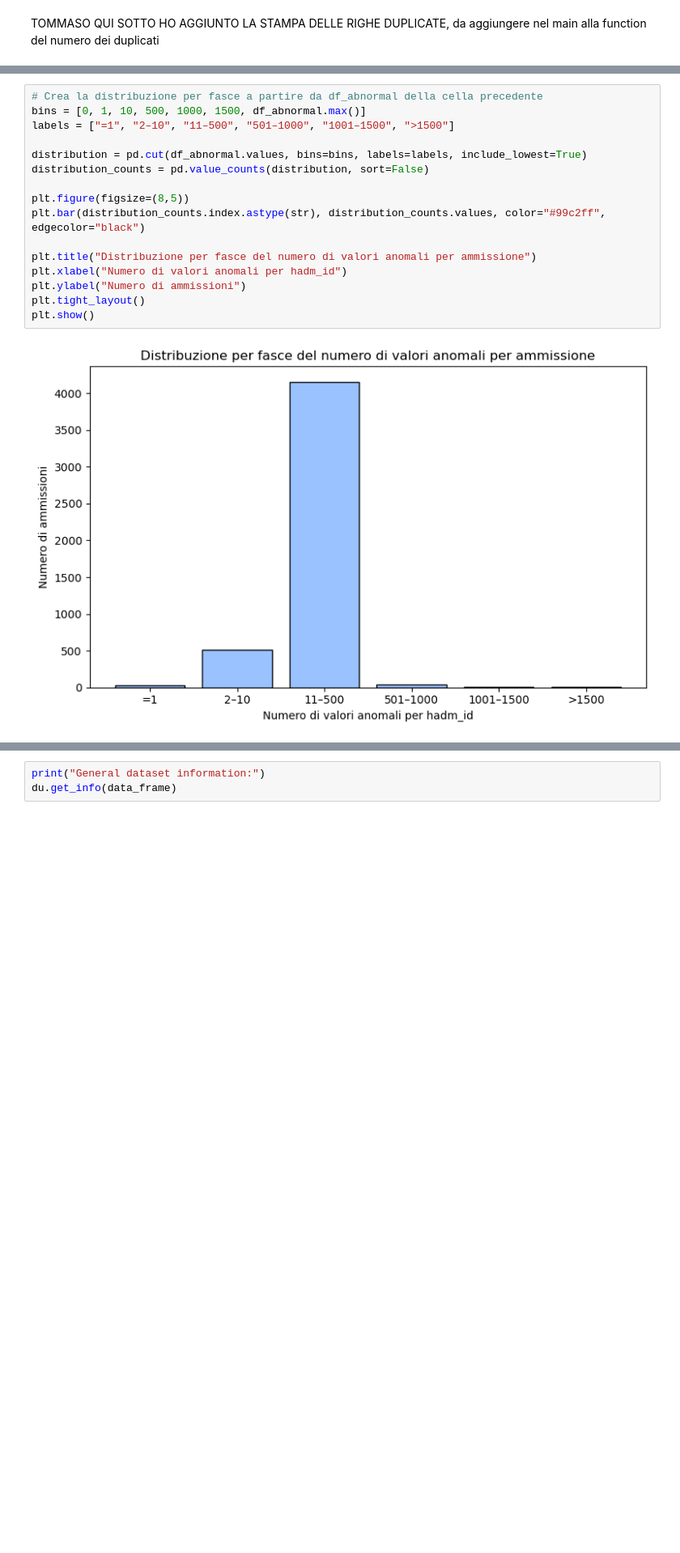
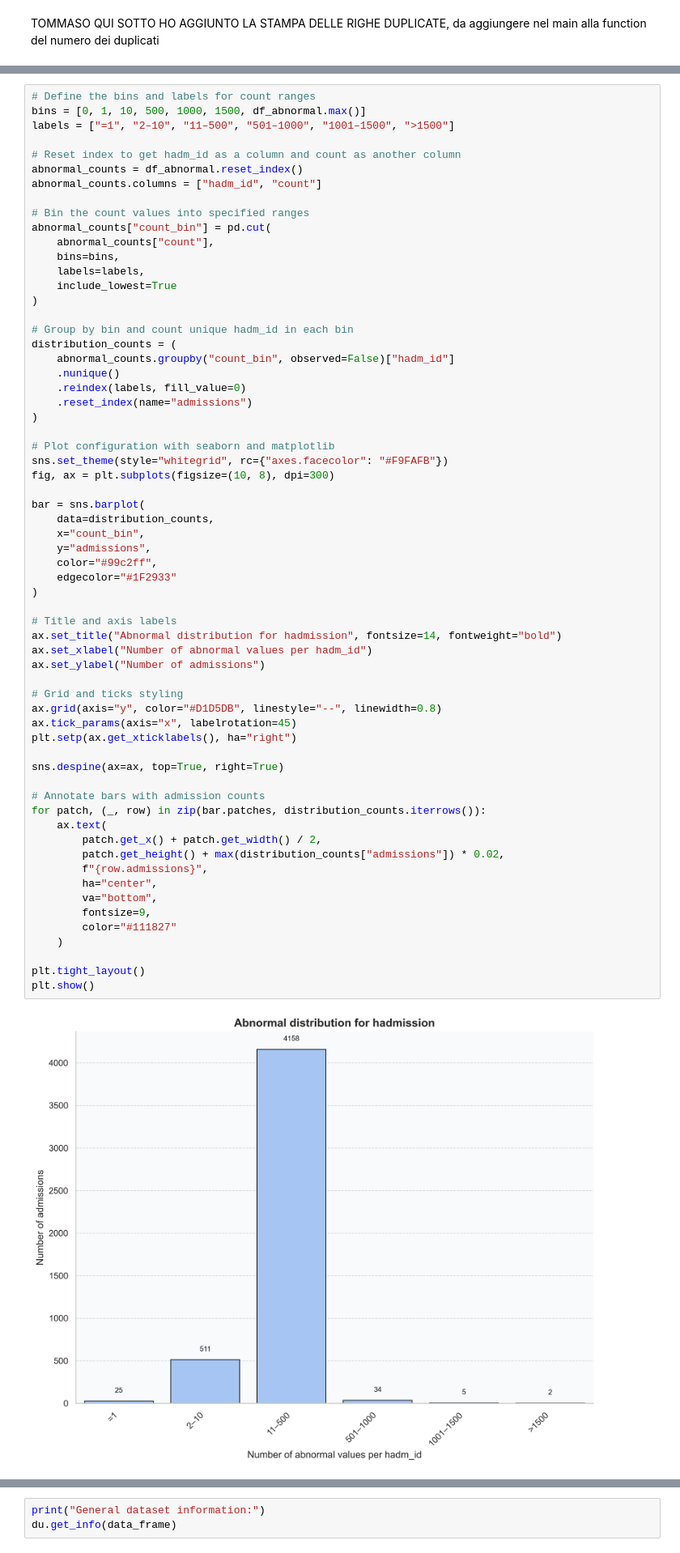
Before and after one commit to TommyTokk/DA4DH, a Jupyter notebook: notebooks/DataUnderstanding/data_understanding_2.ipynb, the cells around one changed output, grey strips where cells are left out. Shown at 81% size. Cells and saved outputs as stored; diff of their text form; blank space fills up the shorter version.

```diff
--- a/notebooks/DataUnderstanding/data_understanding_2.ipynb
+++ b/notebooks/DataUnderstanding/data_understanding_2.ipynb
@@ -287,23 +307,70 @@ Distribuzione per fasce del numero di valori anomali per ammissione:
 >1500           2
 Name: count, dtype: int64
 # %%
-# Crea la distribuzione per fasce a partire da df_abnormal della cella precedente
+# Define the bins and labels for count ranges
 bins = [0, 1, 10, 500, 1000, 1500, df_abnormal.max()]
 labels = ["=1", "2–10", "11–500", "501–1000", "1001–1500", ">1500"]
 
-distribution = pd.cut(df_abnormal.values, bins=bins, labels=labels, include_lowest=True)
-distribution_counts = pd.value_counts(distribution, sort=False)
+# Reset index to get hadm_id as a column and count as another column
+abnormal_counts = df_abnormal.reset_index()
+abnormal_counts.columns = ["hadm_id", "count"]
 
-plt.figure(figsize=(8,5))
-plt.bar(distribution_counts.index.astype(str), distribution_counts.values, color="#99c2ff", edgecolor="black")
+# Bin the count values into specified ranges
+abnormal_counts["count_bin"] = pd.cut(
+    abnormal_counts["count"],
+    bins=bins,
+    labels=labels,
+    include_lowest=True
+)
 
-plt.title("Distribuzione per fasce del numero di valori anomali per ammissione")
-plt.xlabel("Numero di valori anomali per hadm_id")
-plt.ylabel("Numero di ammissioni")
+# Group by bin and count unique hadm_id in each bin
+distribution_counts = (
+    abnormal_counts.groupby("count_bin", observed=False)["hadm_id"]
+    .nunique()
+    .reindex(labels, fill_value=0)
+    .reset_index(name="admissions")
+)
+
+# Plot configuration with seaborn and matplotlib
+sns.set_theme(style="whitegrid", rc={"axes.facecolor": "#F9FAFB"})
+fig, ax = plt.subplots(figsize=(10, 8), dpi=300)
+
+bar = sns.barplot(
+    data=distribution_counts,
+    x="count_bin",
+    y="admissions",
+    color="#99c2ff",
+    edgecolor="#1F2933"
+)
+
+# Title and axis labels
+ax.set_title("Abnormal distribution for hadmission", fontsize=14, fontweight="bold")
+ax.set_xlabel("Number of abnormal values per hadm_id")
+ax.set_ylabel("Number of admissions")
+
+# Grid and ticks styling
+ax.grid(axis="y", color="#D1D5DB", linestyle="--", linewidth=0.8)
+ax.tick_params(axis="x", labelrotation=45)
+plt.setp(ax.get_xticklabels(), ha="right")
+
+sns.despine(ax=ax, top=True, right=True)
+
+# Annotate bars with admission counts
+for patch, (_, row) in zip(bar.patches, distribution_counts.iterrows()):
+    ax.text(
+        patch.get_x() + patch.get_width() / 2,
+        patch.get_height() + max(distribution_counts["admissions"]) * 0.02,
+        f"{row.admissions}",
+        ha="center",
+        va="bottom",
+        fontsize=9,
+        color="#111827"
+    )
+
 plt.tight_layout()
 plt.show()
 # %% [output]
-[figure, old version]
+[figure, new version]
 # %%
 # Checks consistency between ref_range_lower and ref_range_upper
 # Filters rows with inverted or equal reference ranges
```
Also changed, not shown: parts of 12 cells of this notebook.
